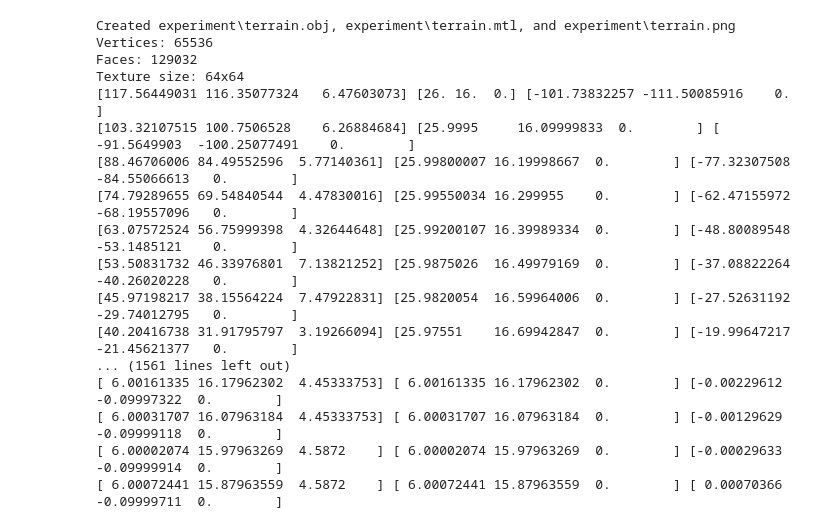
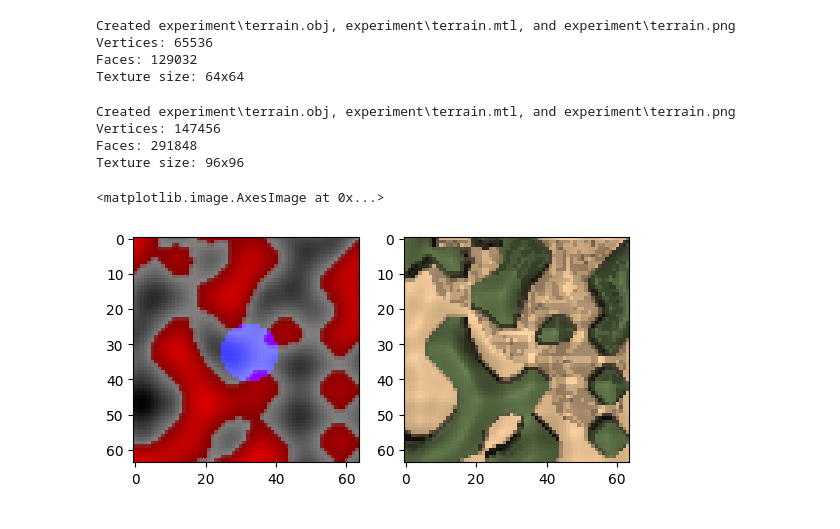
Before and after one commit to jaron-cui/nwm-planning, a Jupyter notebook: experiment/visualization.ipynb, the cells around one changed output. Cells and saved outputs as stored; diff of their text form; code cells hidden in the pictures.

```diff
--- a/experiment/visualization.ipynb
+++ b/experiment/visualization.ipynb
@@ -102,6 +102,7 @@ def save_terrain_as_obj(terrain: np.ndarray, origin: np.ndarray, scale: float, s
   x_sandwich_mask = even_x & ~even_y & (grid_offsets[:, :, 1] < width)
   corner_mask = ~even_x & ~even_y & (grid_offsets[:, :, 0] < height) & (grid_offsets[:, :, 1] < width)
 
+  terrain = np.flip(terrain, axis=1)
   modulated_terrain_height = np.zeros_like(terrain)
   modulated_terrain_height[terrain < state.wall_height] = terrain[terrain < state.wall_height] * 10
   modulated_terrain_height[terrain >= state.wall_height] = terrain[terrain >= state.wall_height] * 20 + 4
@@ -315,11 +373,15 @@ import numpy as np
 
 with MuJoCoTopo(Topo.random()) as sim:
   with mujoco.viewer.launch_passive(sim.model, sim.data) as viewer:
+    viewer.cam.lookat[:] = [0, 0, 10]  # Point the camera looks at (x, y, z)
+    viewer.cam.distance = 50  # Distance from lookat point
+    viewer.cam.azimuth = 0  # Horizontal rotation (0-360 degrees)
+    viewer.cam.elevation = -90  # Vertical angle (-90 to 90 degrees)
     t = 0
     while viewer.is_running():
       # Move in a circle
       radius = 10
-      center = np.array([16, 16])
+      center = np.array([127, 127])
       sim.state.position = center + radius * np.array([np.cos(t), np.sin(t)])
 
       sim.step()
@@ -332,16 +394,33 @@ Created experiment\terrain.obj, experiment\terrain.mtl, and experiment\terrain.p
 Vertices: 65536
 Faces: 129032
 Texture size: 64x64
-[117.56449031 116.35077324   6.47603073] [26. 16.  0.] [-101.73832257 -111.50085916    0.        ]
-[103.32107515 100.7506528    6.26884684] [25.9995     16.09999833  0.        ] [ -91.5649903  -100.25077491    0.        ]
-[88.46706006 84.49552596  5.77140361] [25.99800007 16.19998667  0.        ] [-77.32307508 -84.55066613   0.        ]
-[74.79289655 69.54840544  4.47830016] [25.99550034 16.299955    0.        ] [-62.47155972 -68.19557096   0.        ]
-[63.07572524 56.75999398  4.32644648] [25.99200107 16.39989334  0.        ] [-48.80089548 -53.1485121    0.        ]
-[53.50831732 46.33976801  7.13821252] [25.9875026  16.49979169  0.        ] [-37.08822264 -40.26020228   0.        ]
-[45.97198217 38.15564224  7.47922831] [25.9820054  16.59964006  0.        ] [-27.52631192 -29.74012795   0.        ]
-[40.20416738 31.91795797  3.19266094] [25.97551    16.69942847  0.        ] [-19.99647217 -21.45621377   0.        ]
-... (1561 lines left out)
-[ 6.00161335 16.17962302  4.45333753] [ 6.00161335 16.17962302  0.        ] [-0.00229612 -0.09997322  0.        ]
-[ 6.00031707 16.07963184  4.45333753] [ 6.00031707 16.07963184  0.        ] [-0.00129629 -0.09999118  0.        ]
-[ 6.00002074 15.97963269  4.5872    ] [ 6.00002074 15.97963269  0.        ] [-0.00029633 -0.09999914  0.        ]
-[ 6.00072441 15.87963559  4.5872    ] [ 6.00072441 15.87963559  0.        ] [ 0.00070366 -0.09999711  0.        ]
+# %%
+from typing import List
+
+
+def render_mujoco_rollout(initial_state: Topo, actions: List[np.ndarray], steps_between_actions: int = 10):
+  state = initial_state.copy()
+
+  images = []
+  with MuJoCoTopo(state, topo_camera_height=85, render_distance=48) as sim:
+    images.append(sim.render(locked_angle=True))
+    for action in actions:
+      state.act(action)
+      for _ in range(steps_between_actions):
+        sim.step()
+        images.append(sim.render(locked_angle=True))
+  return images
+
+state = Topo(0, 256, 0.52, 15, 0.5)
+mujoco_images = render_mujoco_rollout(state, [])
+
+fig, axes = plt.subplots(1, 2)
+axes[0].imshow(state.render(64))
+axes[1].imshow(mujoco_images[0])
+# %% [output]
+Created experiment\terrain.obj, experiment\terrain.mtl, and experiment\terrain.png
+Vertices: 147456
+Faces: 291848
+Texture size: 96x96
+<matplotlib.image.AxesImage at 0x...>
+[figure, added]
```
Also changed, not shown: parts of 3 cells of this notebook.
